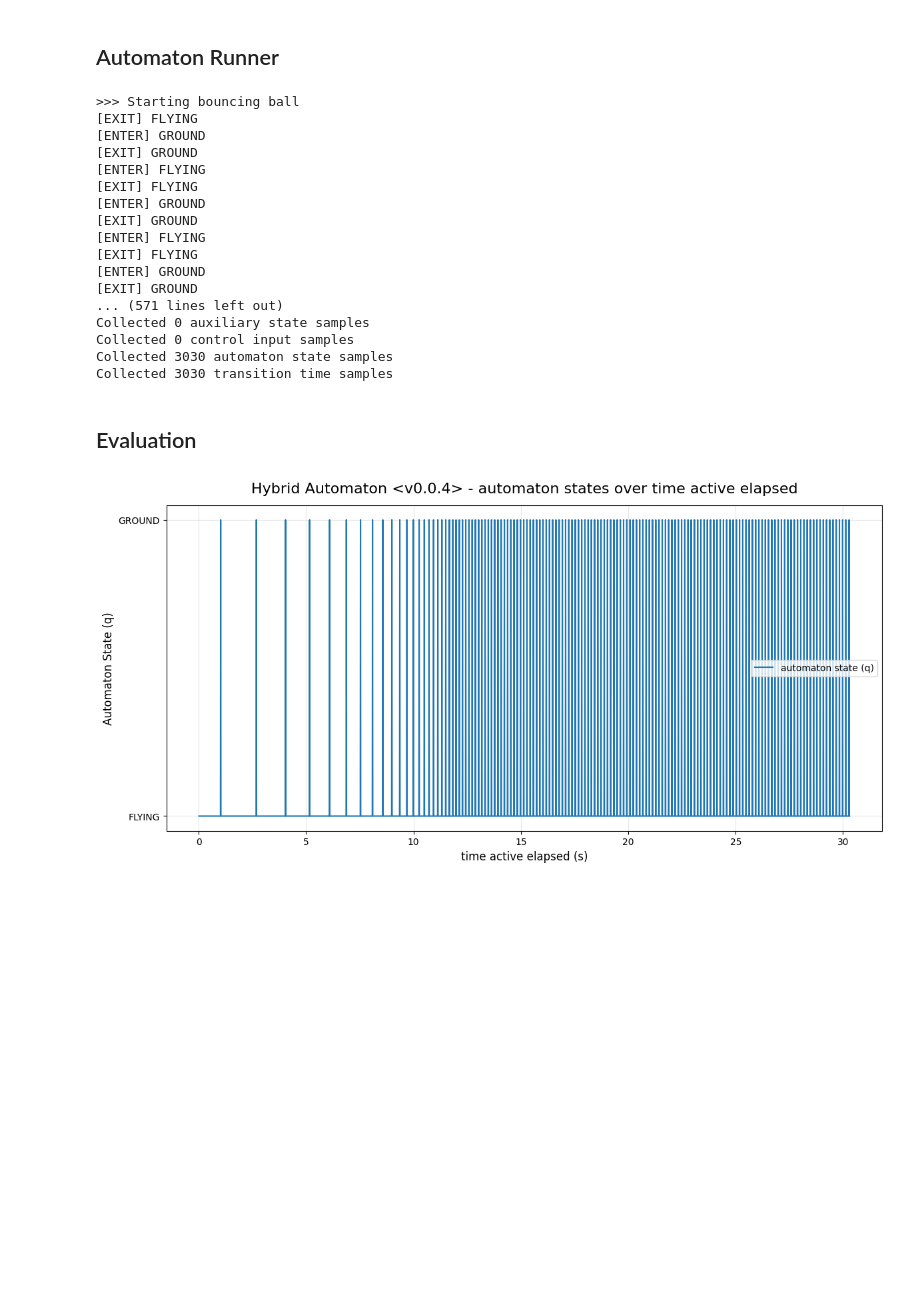
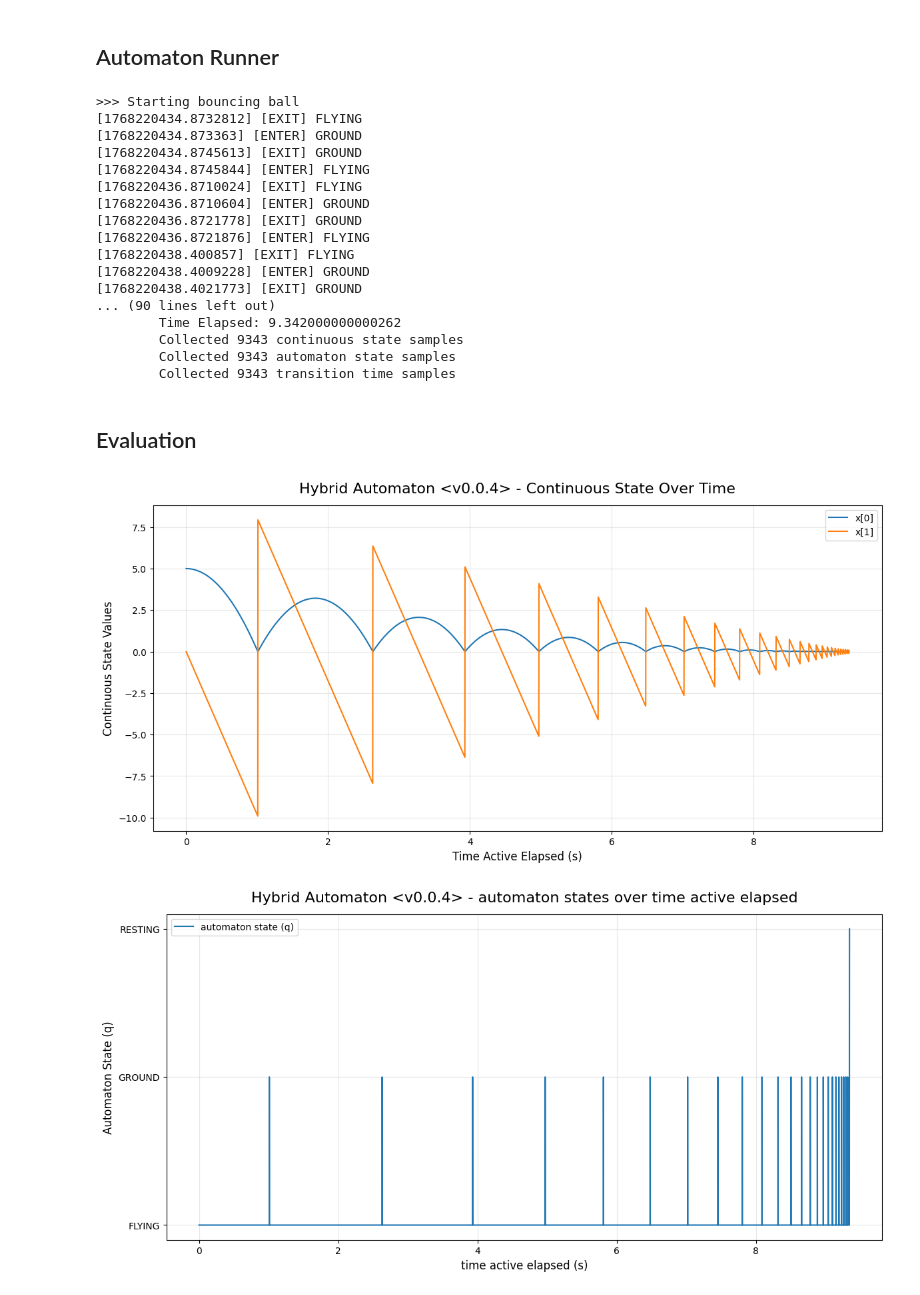
Before and after one commit to rymc-dev/hybrid-automaton, a Jupyter notebook: notebooks/bouncing_ball_hybrid_automaton.ipynb, the cells around one changed output. Saved outputs shown, nothing was run; the diff lists cells and outputs as text; code cells hidden in the pictures; blank space fills up the shorter version.

```diff
--- a/notebooks/bouncing_ball_hybrid_automaton.ipynb
+++ b/notebooks/bouncing_ball_hybrid_automaton.ipynb
@@ -51,34 +53,44 @@ stateDiagram-v2
 # %%
 ha_runner: AutomatonRunner = AutomatonRunner(hybrid_automaton=ha, sampling_rate=0.001)
 await ha_runner.run(
-    x0=np.array([5.0, 0.0]), collect_auxiliary=False, collect_control=False, real_time_mode=False, integrate=True, duration=30.0, dt=0.01
+    x0=np.array([5.0, 0.0]),
+    collect_continuous=True,
+    collect_automaton=True,
+    collect_transitions=True,
+    collect_auxiliary=False,
+    collect_control=False,
+    real_time_mode=False,
+    duration=30.0,
+    integrate=True,
+    dt=0.001
 )
 ha_runner.print_summary()
 # %% [output]
 >>> Starting bouncing ball
-[EXIT] FLYING
-[ENTER] GROUND
-[EXIT] GROUND
-[ENTER] FLYING
-[EXIT] FLYING
-[ENTER] GROUND
-[EXIT] GROUND
-[ENTER] FLYING
-[EXIT] FLYING
-[ENTER] GROUND
-[EXIT] GROUND
-... (571 lines left out)
-Collected 0 auxiliary state samples
-Collected 0 control input samples
-Collected 3030 automaton state samples
-Collected 3030 transition time samples
+[1768220434.8732812] [EXIT] FLYING
+[1768220434.873363] [ENTER] GROUND
+[1768220434.8745613] [EXIT] GROUND
+[1768220434.8745844] [ENTER] FLYING
+[1768220436.8710024] [EXIT] FLYING
+[1768220436.8710604] [ENTER] GROUND
+[1768220436.8721778] [EXIT] GROUND
+[1768220436.8721876] [ENTER] FLYING
+[1768220438.400857] [EXIT] FLYING
+[1768220438.4009228] [ENTER] GROUND
+[1768220438.4021773] [EXIT] GROUND
+... (90 lines left out)
+        Time Elapsed: 9.342000000000262
+        Collected 9343 continuous state samples
+        Collected 9343 automaton state samples
+        Collected 9343 transition time samples
 # %% [markdown]
 ## Evaluation
 # %%
 results = ha_runner.get_results()
-# fig1 = continuous_states_over_time_fig(results['continuous_states'])
+fig1 = continuous_states_over_time_fig(results['continuous_states'])
 # fig4 = transitions_times_over_time_fig(results['transition_times'])
 fig5 = automaton_states_over_time(results['automaton_states'])
 plt.show()
 # %% [output]
-[figure, old version]
+[figure, new version]
+[figure, added]
```
Also changed, not shown: parts of 3 cells of this notebook, 2 other files.
